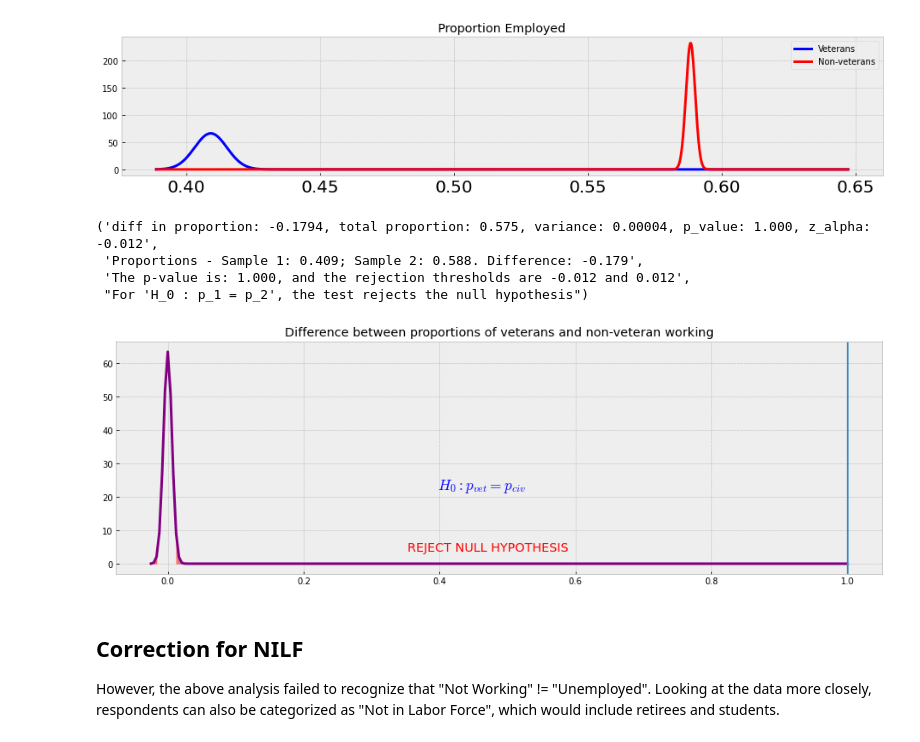
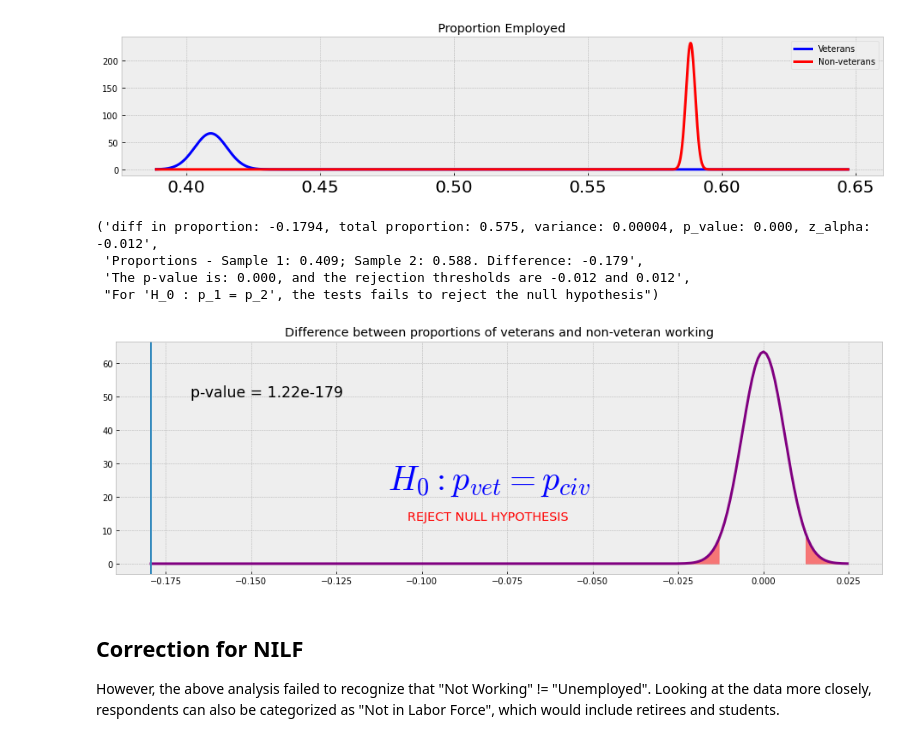
Before and after one commit to arcweld/DSI_Capstone_1, a Jupyter notebook: Cap1_final.ipynb, the cells around one changed output. Saved outputs shown, nothing was run; the diff lists cells and outputs as text; code cells hidden in the pictures.

```diff
--- a/Cap1_final.ipynb
+++ b/Cap1_final.ipynb
@@ -124,19 +124,17 @@ plot_workforce_proportions(m, X, n, Y, title, savetofile)
 # %% [output]
 [figure]
 # %%
-diff_p, total_p, var, dist, p_value, z_alpha = pop_proportions_test(m, X, n, Y)
-
 title = 'Difference between proportions of veterans and non-veteran working'
 savetofile = 'wrk_diff'
-plot_test_results(dist, p_value, title, savetofile, null_hypothesis)
+plot_test_results(m, X, n, Y, title, savetofile, null_hypothesis)
 
 test_report(m, X, n, Y)
 # %% [output]
-('diff in proportion: -0.1794, total proportion: 0.575, variance: 0.00004, p_value: 1.000, z_alpha: -0.012',
+('diff in proportion: -0.1794, total proportion: 0.575, variance: 0.00004, p_value: 0.000, z_alpha: -0.012',
  'Proportions - Sample 1: 0.409; Sample 2: 0.588. Difference: -0.179',
- 'The p-value is: 1.000, and the rejection thresholds are -0.012 and 0.012',
- "For 'H_0 : p_1 = p_2', the test rejects the null hypothesis")
+ 'The p-value is: 0.000, and the rejection thresholds are -0.012 and 0.012',
+ "For 'H_0 : p_1 = p_2', the tests fails to reject the null hypothesis")
-[figure, old version]
+[figure, new version]
 # %% [markdown]
 ## Correction for NILF
 However, the above analysis failed to recognize that "Not Working" != "Unemployed". Looking at the data more closely, respondents can also be categorized as "Not in Labor Force", which would include retirees and students.
```
Also changed, not shown: parts of 9 cells of this notebook, 8 other files.
